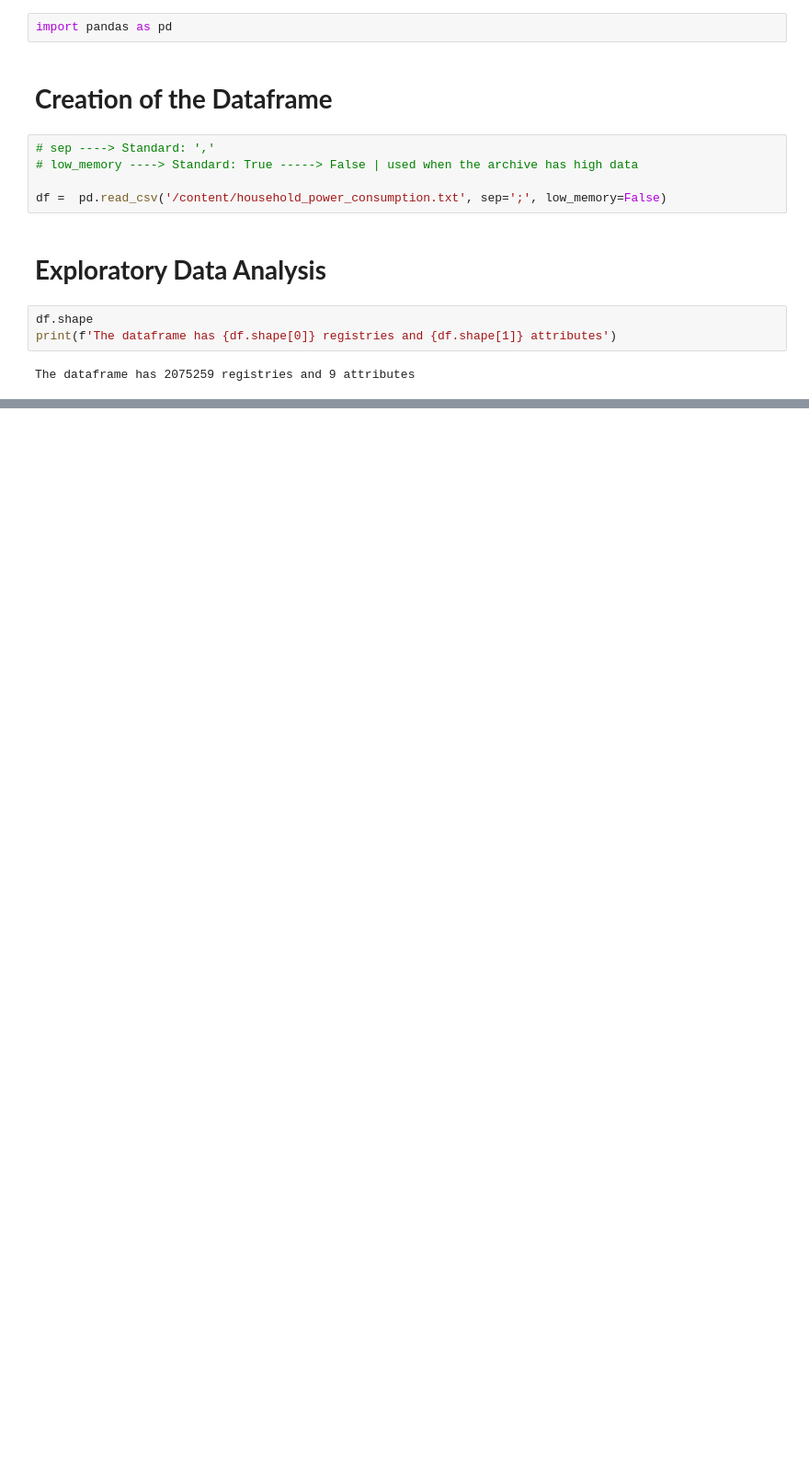
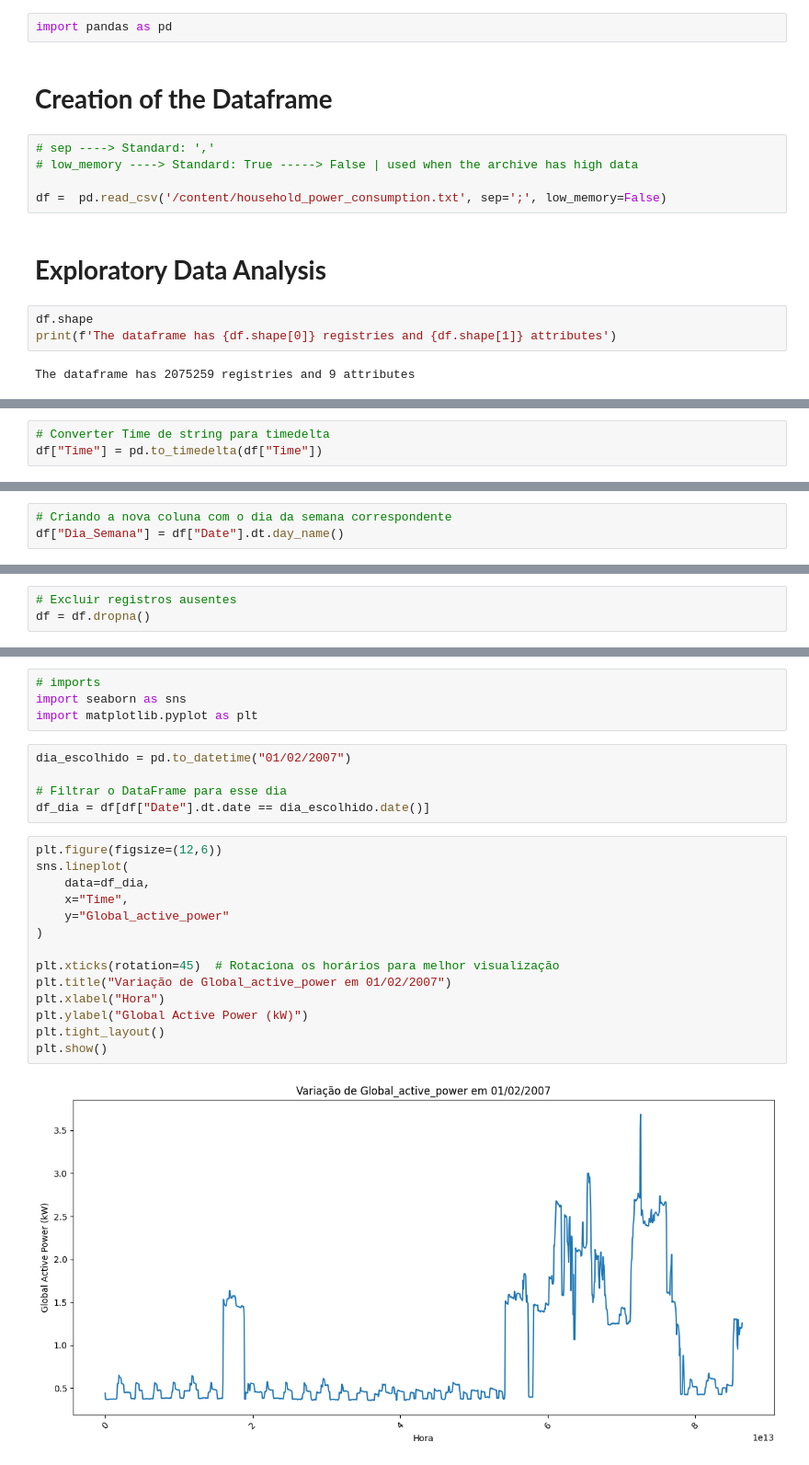
Before and after one commit to SunaUezuri/ElectricalEnergyConsumption, a Jupyter notebook: ElectricalEnergyConsumption.ipynb, the cells around one changed output, grey strips where cells are left out. Shown at 92% size. Saved outputs shown, nothing was run; the diff lists cells and outputs as text; blank space fills up the shorter version.

Commit message:
Fazendo análise dos dados e criando os gráficos

```diff
--- a/ElectricalEnergyConsumption.ipynb
+++ b/ElectricalEnergyConsumption.ipynb
@@ -50,0 +118,3 @@ df1
+# %%
+# Converter Time de string para timedelta
+df["Time"] = pd.to_timedelta(df["Time"])
@@ -50,0 +141,3 @@ df1
+# %%
+# Criando a nova coluna com o dia da semana correspondente
+df["Dia_Semana"] = df["Date"].dt.day_name()
@@ -50,0 +158,3 @@ df1
+# %%
+# Excluir registros ausentes
+df = df.dropna()
@@ -50,0 +207,25 @@ df1
+# %%
+# imports
+import seaborn as sns
+import matplotlib.pyplot as plt
+# %%
+dia_escolhido = pd.to_datetime("01/02/2007")
+
+# Filtrar o DataFrame para esse dia
+df_dia = df[df["Date"].dt.date == dia_escolhido.date()]
+# %%
+plt.figure(figsize=(12,6))
+sns.lineplot(
+    data=df_dia,
+    x="Time",
+    y="Global_active_power"
+)
+
+plt.xticks(rotation=45)  # Rotaciona os horários para melhor visualização
+plt.title("Variação de Global_active_power em 01/02/2007")
+plt.xlabel("Hora")
+plt.ylabel("Global Active Power (kW)")
+plt.tight_layout()
+plt.show()
+# %% [output]
+[figure, added]
```
Also changed, not shown: parts of 27 cells of this notebook.
